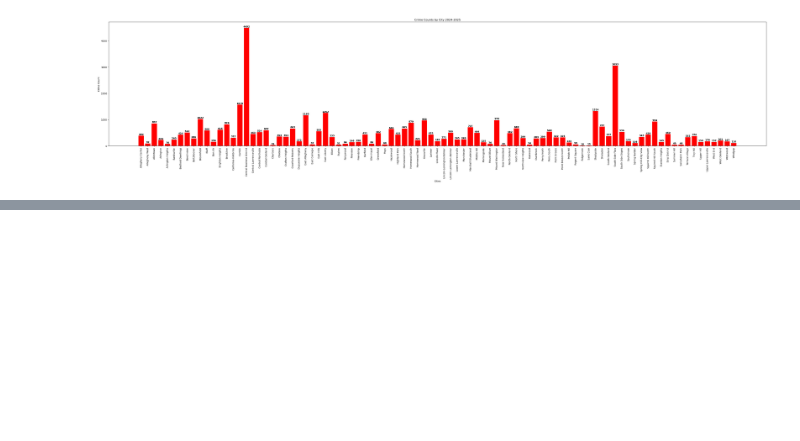
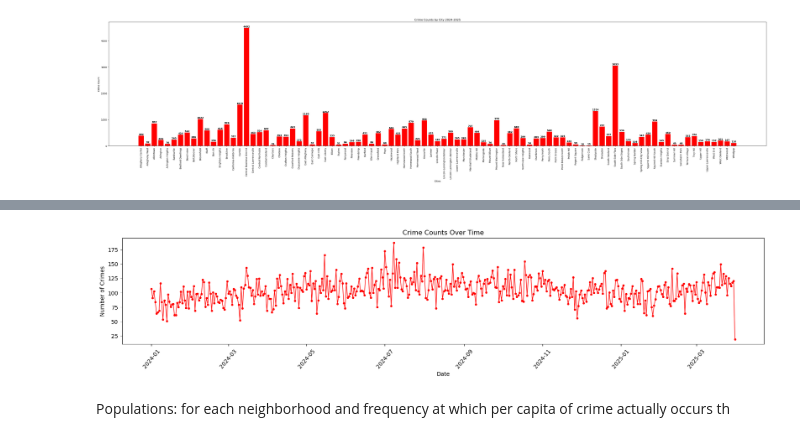
Before and after one commit to TLW94-git/final-project, a Jupyter notebook: Final.ipynb, the cells around one changed output, grey strips where cells are left out. Cells and saved outputs as stored; diff of their text form; code cells hidden in the pictures; blank space fills up the shorter version.

```diff
--- a/Final.ipynb
+++ b/Final.ipynb
@@ -124,0 +126,38 @@ plt.show()
+# %%
+import pandas as pd
+import matplotlib.pyplot as plt
+
+# Load the dataset
+crime = pd.read_csv('pghcrime2024.csv', dtype={17: str})  # Ensure column 17 is read as string (if necessary)
+
+
+crime['ReportedDate'] = pd.to_datetime(crime['ReportedDate'])# Convert the 'ReportedDate' column to datetime
+
+
+crime['Date'] = crime['ReportedDate'].dt.date # Extract the date part from 'ReportedDate' (removes time information)
+
+crime_counts_by_date = crime.groupby('Date').size() # Group by 'Date' and count the number of occurrences of each crime
+
+
+sorted_crimes_by_date = sorted(crime_counts_by_date.items(), key=lambda x: x[0]) # Sort the counts by date (this is usually handled automatically in groupby)
+
+# Split the sorted list into two lists: dates and crime counts
+dates, counts = zip(*sorted_crimes_by_date)
+
+# Creating Line Plot
+plt.figure(figsize=(17, 4)) #Just visibility
+plt.plot(dates, counts, color='red', marker='o', linestyle='-', linewidth=1, markersize=3)  # Thinner line and smaller dots
+
+#Label Info
+plt.xlabel('Date')
+plt.ylabel('Number of Crimes')
+plt.title('Crime Counts Over Time')
+
+
+plt.xticks(rotation=50)
+
+# Show the plot
+plt.tight_layout()  # Adjust layout to make sure labels fit
+plt.show()
+# %% [output]
+[figure, added]
@@ -124,0 +166,2 @@ plt.show()
+# %% [markdown]
+Populations: for each neighborhood and frequency at which per capita of crime actually occurs th
```
Also changed, not shown: parts of 4 cells of this notebook, 6 other files.
